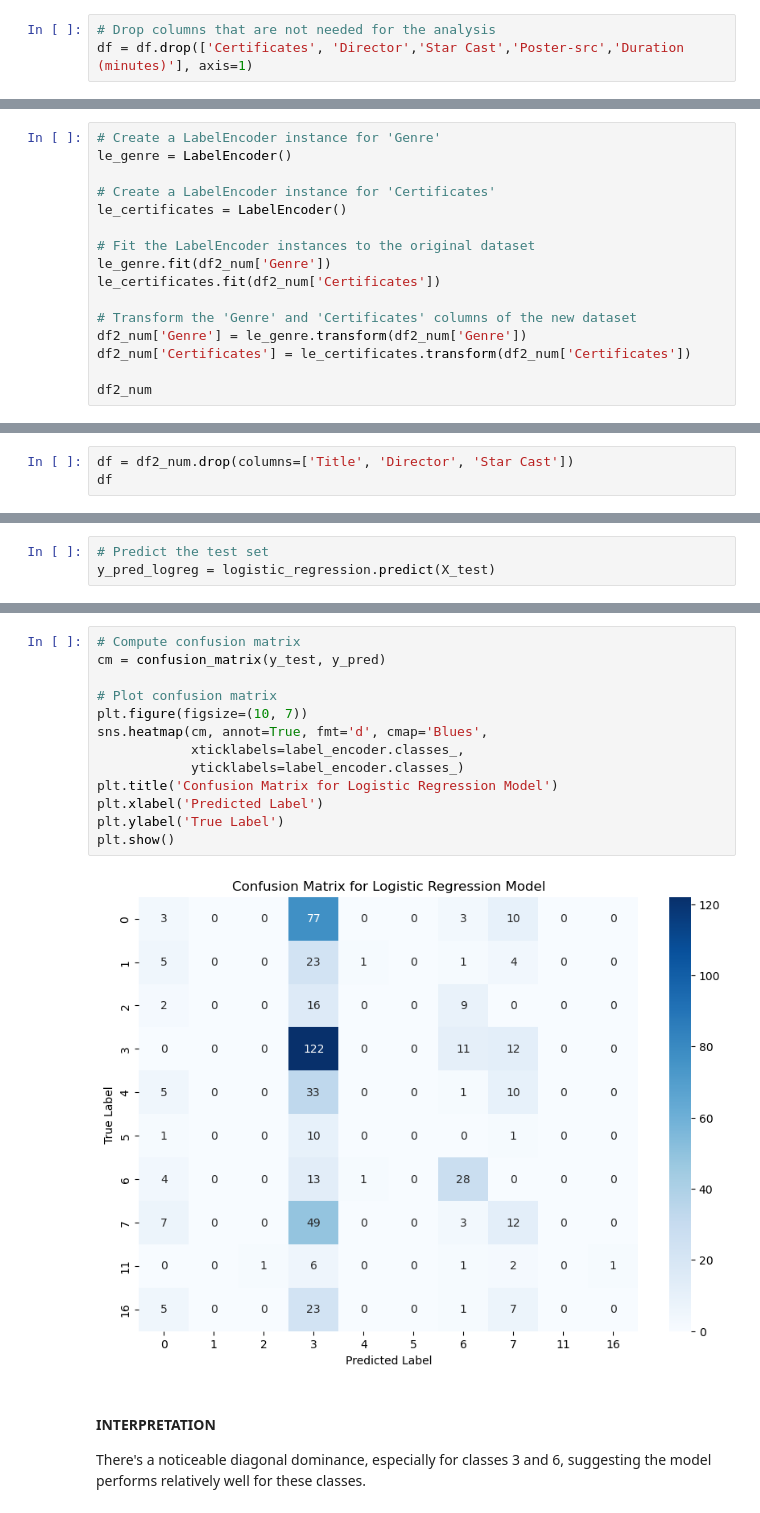
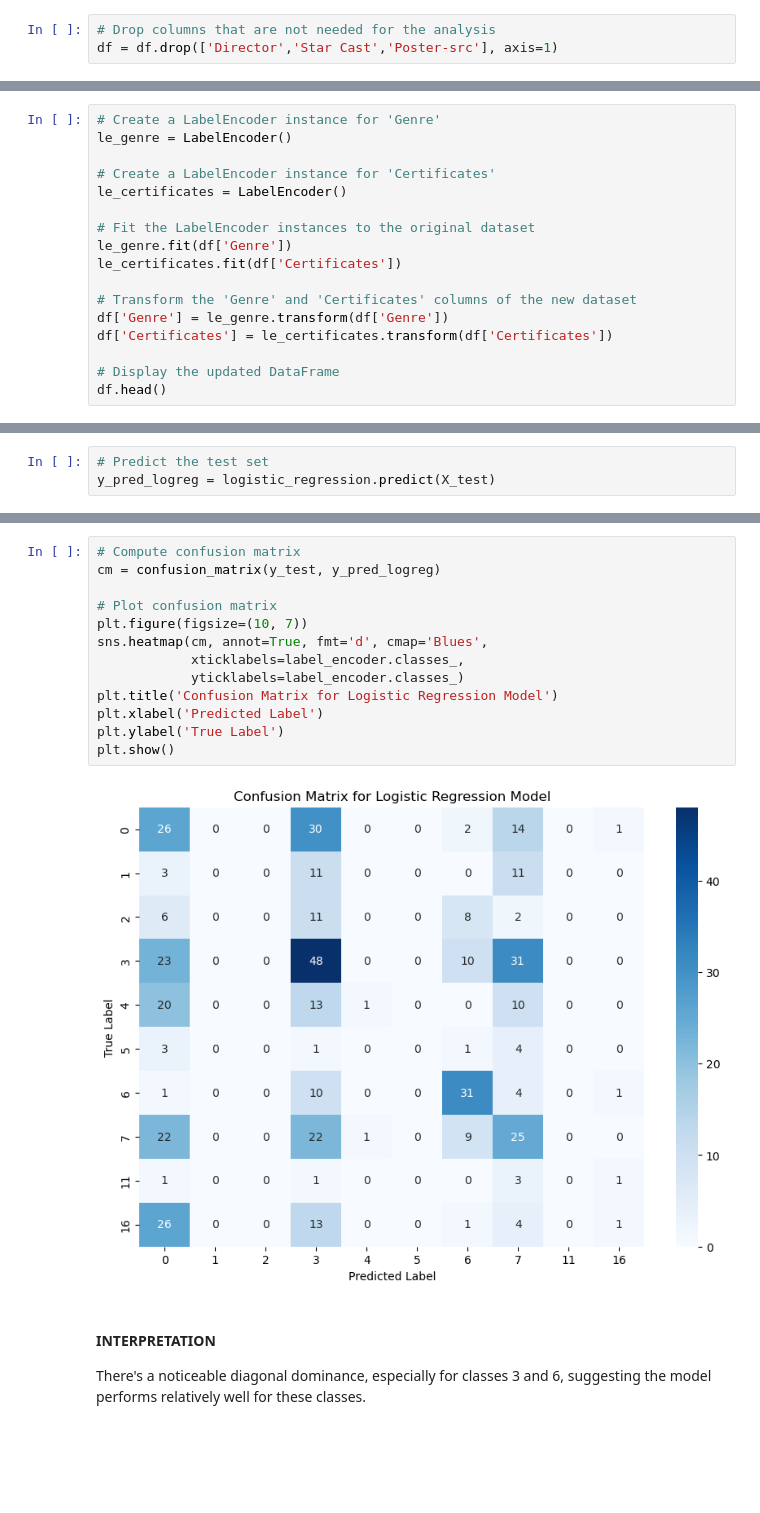
Before and after one commit to wayneflossien/102-final-project, a Jupyter notebook: 102-final_project.ipynb, the cells around one changed output, grey strips where cells are left out. Drawn from its saved outputs; the diff is of its cells as text; blank space fills up the shorter version.

```diff
--- a/102-final_project.ipynb
+++ b/102-final_project.ipynb
@@ -137,7 +251,7 @@ df.drop_duplicates(keep='first')
 ### Drop Unnecessary Columns
 # %%
 # Drop columns that are not needed for the analysis
-df = df.drop(['Certificates', 'Director','Star Cast','Poster-src','Duration (minutes)'], axis=1)
+df = df.drop(['Director','Star Cast','Poster-src'], axis=1)
 # %%
 df.head()
 # %% [output]
@@ -297,12 +309,13 @@ le_genre = LabelEncoder()
 le_certificates = LabelEncoder()
 
 # Fit the LabelEncoder instances to the original dataset
-le_genre.fit(df2_num['Genre'])
-le_certificates.fit(df2_num['Certificates'])
+le_genre.fit(df['Genre'])
+le_certificates.fit(df['Certificates'])
 
 # Transform the 'Genre' and 'Certificates' columns of the new dataset
-df2_num['Genre'] = le_genre.transform(df2_num['Genre'])
-df2_num['Certificates'] = le_certificates.transform(df2_num['Certificates'])
+df['Genre'] = le_genre.transform(df['Genre'])
+df['Certificates'] = le_certificates.transform(df['Certificates'])
 
-df2_num
+# Display the updated DataFrame
+df.head()
 # %% [output]
@@ -368,3 +357,0 @@ df2_num
-# %%
-df = df2_num.drop(columns=['Title', 'Director', 'Star Cast'])
-df
@@ -1005,18 +896,18 @@ The classification report for the model indicates its performance across multipl
 # %%
 # Compute confusion matrix
-cm = confusion_matrix(y_test, y_pred)
+cm = confusion_matrix(y_test, y_pred_logreg)
 
 # Plot confusion matrix
 plt.figure(figsize=(10, 7))
 sns.heatmap(cm, annot=True, fmt='d', cmap='Blues',
             xticklabels=label_encoder.classes_,
             yticklabels=label_encoder.classes_)
 plt.title('Confusion Matrix for Logistic Regression Model')
 plt.xlabel('Predicted Label')
 plt.ylabel('True Label')
 plt.show()
 # %% [output]
-[figure, old version]
+[figure, new version]
 # %% [markdown]
 #### INTERPRETATION
 
```
Also changed, not shown: parts of 62 cells of this notebook.
